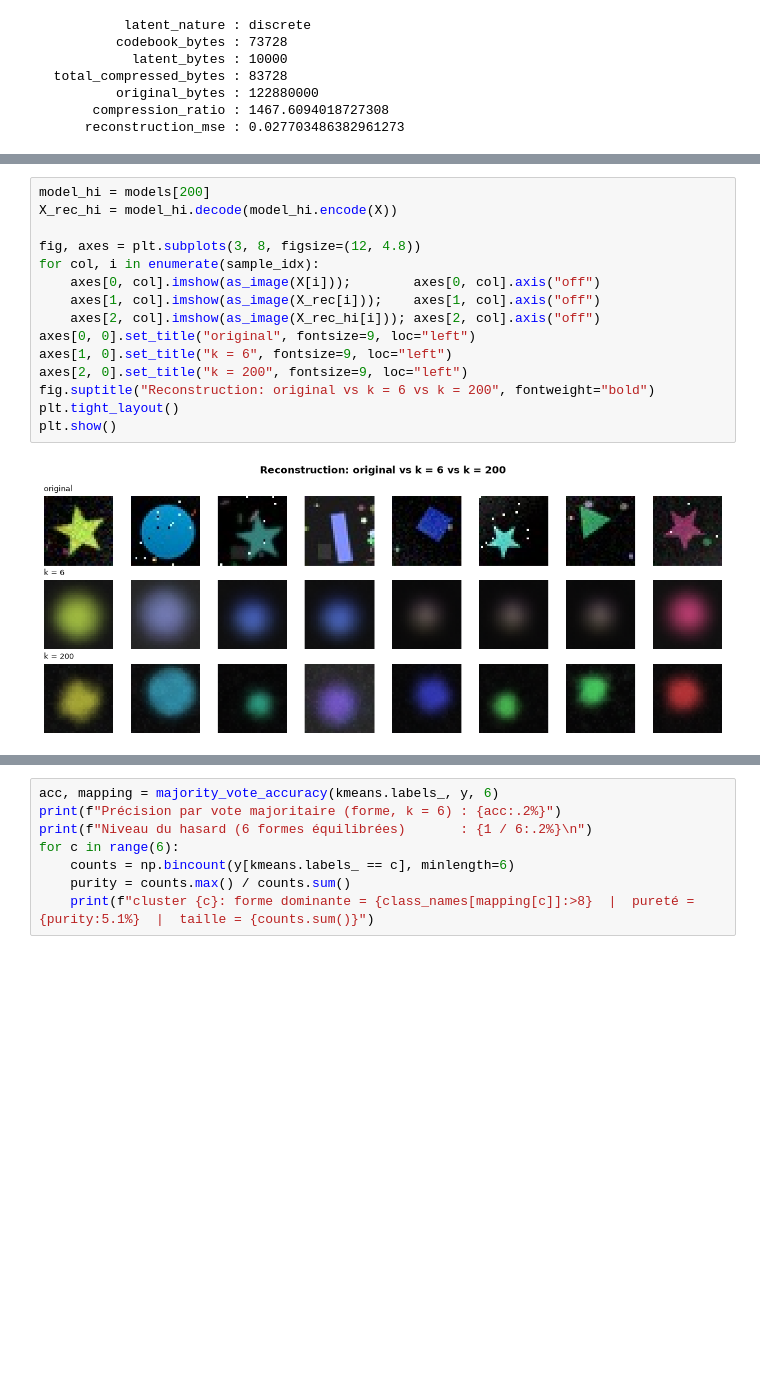
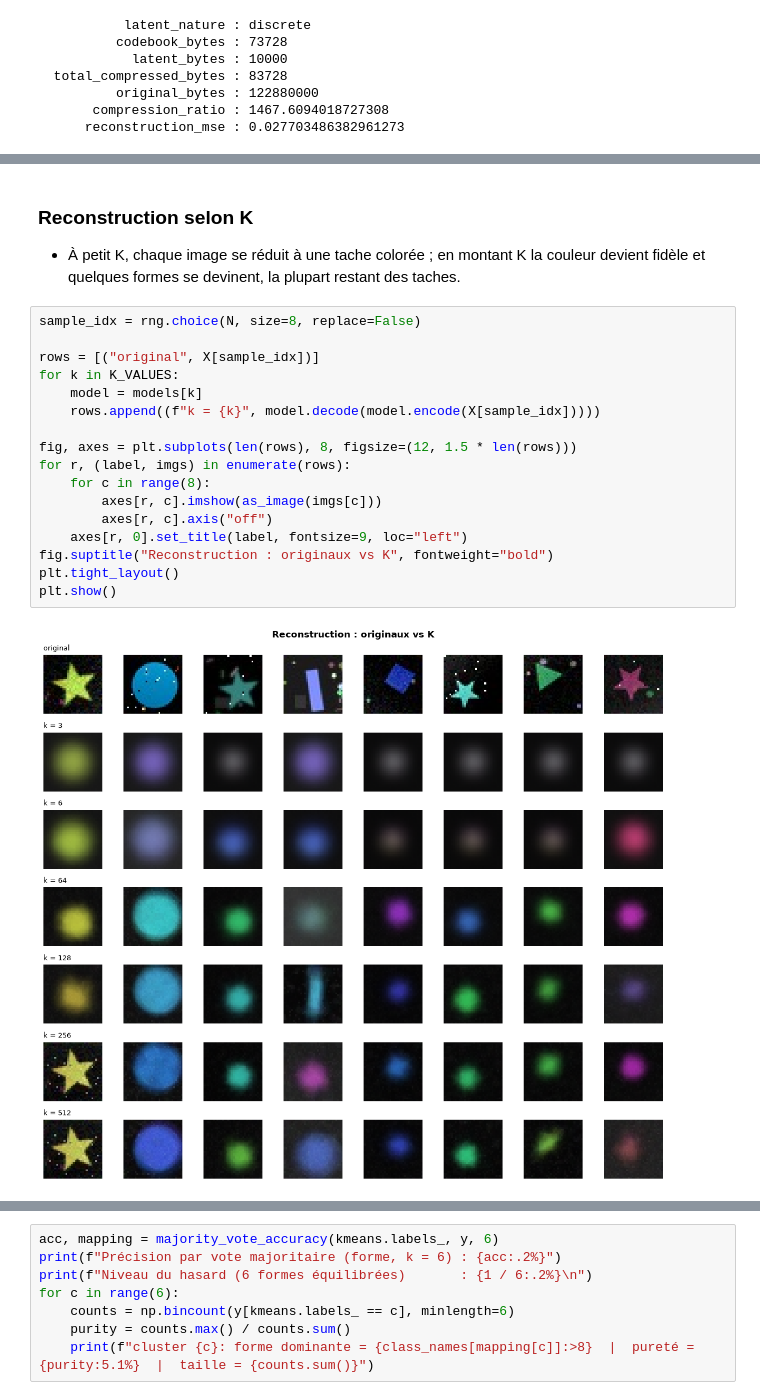
Before and after one commit to magicAyyub/unsupervised, a Jupyter notebook: notebooks/01_kmeans_shapes_imagefolder.ipynb, the cells around one changed output, grey strips where cells are left out. Cells and saved outputs as stored; diff of their text form; blank space fills up the shorter version.

```diff
--- a/notebooks/01_kmeans_shapes_imagefolder.ipynb
+++ b/notebooks/01_kmeans_shapes_imagefolder.ipynb
@@ -305,20 +266,26 @@ restent des taches.
-# %%
-model_hi = models[200]
-X_rec_hi = model_hi.decode(model_hi.encode(X))
-
-fig, axes = plt.subplots(3, 8, figsize=(12, 4.8))
-for col, i in enumerate(sample_idx):
-    axes[0, col].imshow(as_image(X[i]));        axes[0, col].axis("off")
-    axes[1, col].imshow(as_image(X_rec[i]));    axes[1, col].axis("off")
-    axes[2, col].imshow(as_image(X_rec_hi[i])); axes[2, col].axis("off")
-axes[0, 0].set_title("original", fontsize=9, loc="left")
-axes[1, 0].set_title("k = 6", fontsize=9, loc="left")
-axes[2, 0].set_title("k = 200", fontsize=9, loc="left")
-fig.suptitle("Reconstruction: original vs k = 6 vs k = 200", fontweight="bold")
-plt.tight_layout()
-plt.show()
-# %% [output]
-[figure, removed]
+# %% [markdown]
+### Reconstruction selon K
+
+- À petit K, chaque image se réduit à une tache colorée ; en montant K la couleur devient fidèle et quelques formes se devinent, la plupart restant des taches.
+# %%
+sample_idx = rng.choice(N, size=8, replace=False)
+
+rows = [("original", X[sample_idx])]
+for k in K_VALUES:
+    model = models[k]
+    rows.append((f"k = {k}", model.decode(model.encode(X[sample_idx]))))
+
+fig, axes = plt.subplots(len(rows), 8, figsize=(12, 1.5 * len(rows)))
+for r, (label, imgs) in enumerate(rows):
+    for c in range(8):
+        axes[r, c].imshow(as_image(imgs[c]))
+        axes[r, c].axis("off")
+    axes[r, 0].set_title(label, fontsize=9, loc="left")
+fig.suptitle("Reconstruction : originaux vs K", fontweight="bold")
+plt.tight_layout()
+plt.show()
+# %% [output]
+[figure, added]
 # %% [markdown]
 ## 5. Les clusters correspondent-ils aux formes ?
 
```
Also changed, not shown: parts of 28 cells of this notebook, 2 other files.
